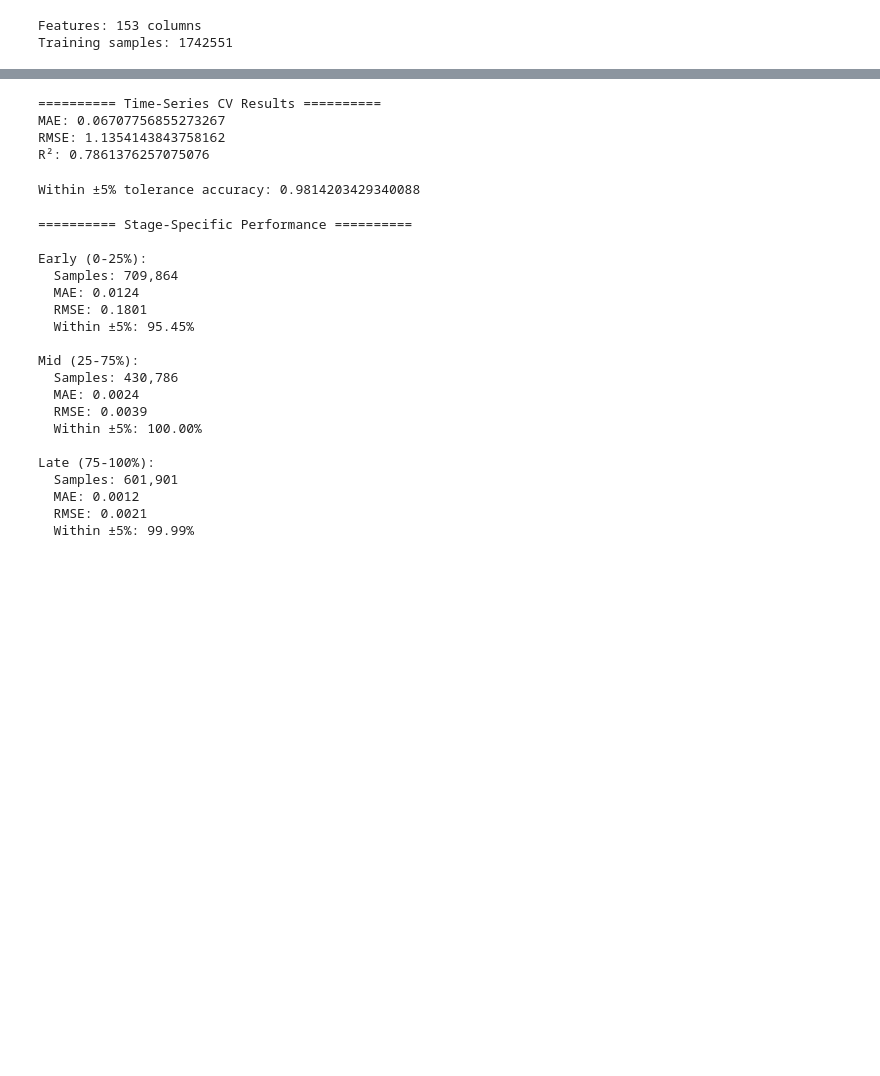
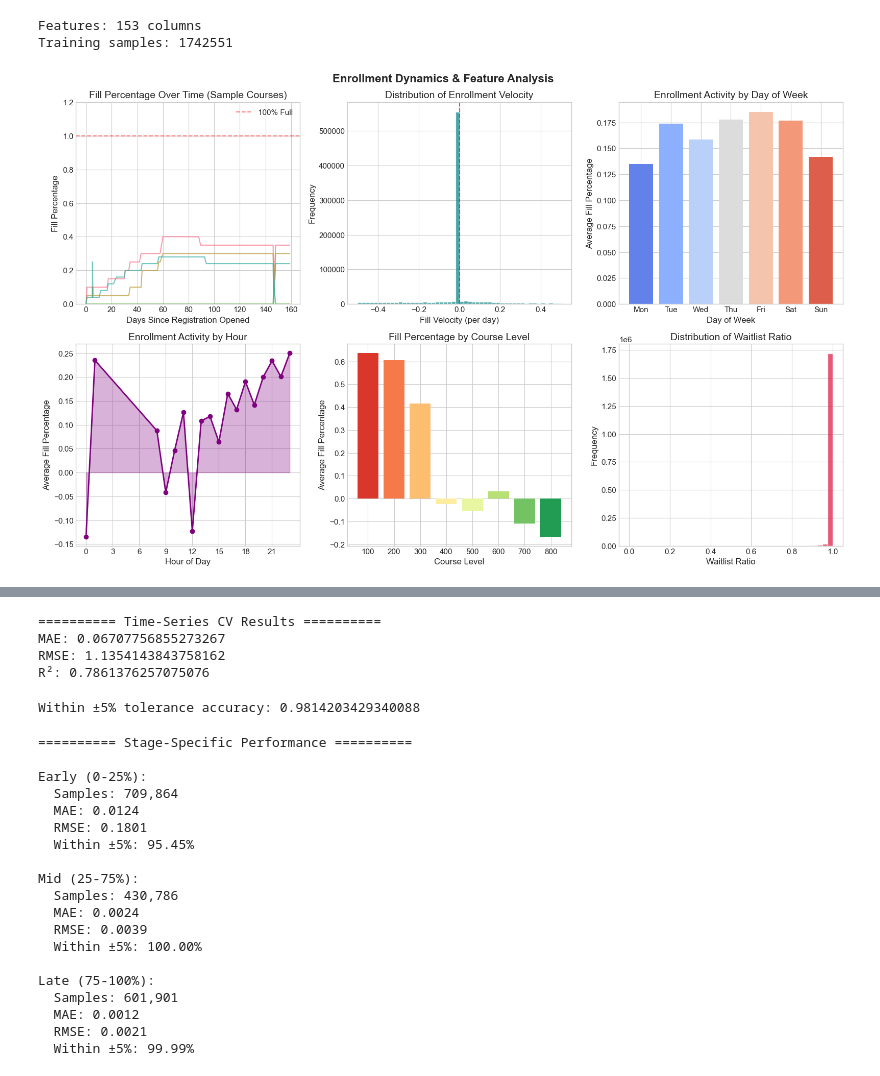
Before and after one commit to zubaerchowdhury/DataMining, a Jupyter notebook: courses_data_mining.ipynb, the cells around one changed output, grey strips where cells are left out. Drawn from its saved outputs; the diff is of its cells as text; code cells hidden in the pictures; blank space fills up the shorter version.

```diff
--- a/courses_data_mining.ipynb
+++ b/courses_data_mining.ipynb
@@ -449,3 +541,82 @@ print(f"Training samples: {len(X)}")
 # %% [output]
 Features: 153 columns
 Training samples: 1742551
+# %%
+# ===============================================================
+# VISUALIZATION 2: Enrollment Dynamics & Feature Analysis
+# ===============================================================
+
+fig, axes = plt.subplots(2, 3, figsize=(16, 10))
+fig.suptitle('Enrollment Dynamics & Feature Analysis', fontsize=16, fontweight='bold')
+
+# 1. Fill percentage over time (sampled courses)
+ax1 = axes[0, 0]
+sample_courses = df['classNumber'].unique()[:5]
+for course in sample_courses:
+    course_data = df[df['classNumber'] == course].sort_values('days_since_start')
+    if len(course_data) > 5:
+        ax1.plot(course_data['days_since_start'], course_data['fill_pct'], alpha=0.7, linewidth=1.5)
+ax1.set_xlabel('Days Since Registration Opened')
+ax1.set_ylabel('Fill Percentage')
+ax1.set_title('Fill Percentage Over Time (Sample Courses)')
+ax1.set_ylim(0, 1.2)
+ax1.axhline(y=1.0, color='red', linestyle='--', alpha=0.5, label='100% Full')
+ax1.legend()
+
+# 2. Fill velocity distribution
+ax2 = axes[0, 1]
+velocity_clean = df['fill_velocity_per_day'].replace([np.inf, -np.inf], np.nan).dropna()
+velocity_clean = velocity_clean[(velocity_clean > -0.5) & (velocity_clean < 0.5)]
+ax2.hist(velocity_clean, bins=50, color='teal', edgecolor='white', alpha=0.7)
+ax2.axvline(0, color='red', linestyle='--', alpha=0.7)
+ax2.set_xlabel('Fill Velocity (per day)')
+ax2.set_ylabel('Frequency')
+ax2.set_title('Distribution of Enrollment Velocity')
+
+# 3. Enrollment by day of week
+ax3 = axes[0, 2]
+dow_names = ['Mon', 'Tue', 'Wed', 'Thu', 'Fri', 'Sat', 'Sun']
+dow_activity = df.groupby('day_of_week')['fill_pct'].mean()
+bars = ax3.bar(dow_names, dow_activity.values, color=sns.color_palette("coolwarm", 7))
+ax3.set_xlabel('Day of Week')
+ax3.set_ylabel('Average Fill Percentage')
+ax3.set_title('Enrollment Activity by Day of Week')
+
+# 4. Enrollment by hour of day
+ax4 = axes[1, 0]
+hourly_activity = df.groupby('hour')['fill_pct'].mean()
+ax4.plot(hourly_activity.index, hourly_activity.values, marker='o', color='purple', linewidth=2)
+ax4.fill_between(hourly_activity.index, hourly_activity.values, alpha=0.3, color='purple')
+ax4.set_xlabel('Hour of Day')
+ax4.set_ylabel('Average Fill Percentage')
+ax4.set_title('Enrollment Activity by Hour')
+ax4.set_xticks(range(0, 24, 3))
+
+# 5. Course level vs fill percentage
+ax5 = axes[1, 1]
+level_fill = df.groupby('course_level')['fill_pct'].mean().dropna()
+level_fill = level_fill[(level_fill.index >= 1) & (level_fill.index <= 8)]
+colors = sns.color_palette("RdYlGn", len(level_fill))
+bars = ax5.bar([f'{int(x)}00' for x in level_fill.index], level_fill.values, color=colors)
+ax5.set_xlabel('Course Level')
+ax5.set_ylabel('Average Fill Percentage')
+ax5.set_title('Fill Percentage by Course Level')
+
+# 6. Waitlist ratio distribution
+ax6 = axes[1, 2]
+waitlist_clean = df['waitlist_ratio'].replace([np.inf, -np.inf], np.nan).dropna()
+waitlist_clean = waitlist_clean[(waitlist_clean >= 0) & (waitlist_clean <= 2)]
+ax6.hist(waitlist_clean, bins=40, color='crimson', edgecolor='white', alpha=0.7)
+ax6.set_xlabel('Waitlist Ratio')
+ax6.set_ylabel('Frequency')
+ax6.set_title('Distribution of Waitlist Ratio')
+
+plt.tight_layout()
+plt.show()
+
+print("\n📈 Enrollment Insights:")
+print(f"   Average fill percentage: {df['fill_pct'].mean():.1%}")
+print(f"   Courses at full capacity: {(df.groupby('classNumber')['fill_pct'].last() >= 1.0).sum():,}")
+print(f"   Courses with waitlists: {(df['waitlist_ratio'] > 0).sum():,}")
+# %% [output]
+[figure, added]
```
Also changed, not shown: parts of 8 cells of this notebook.
